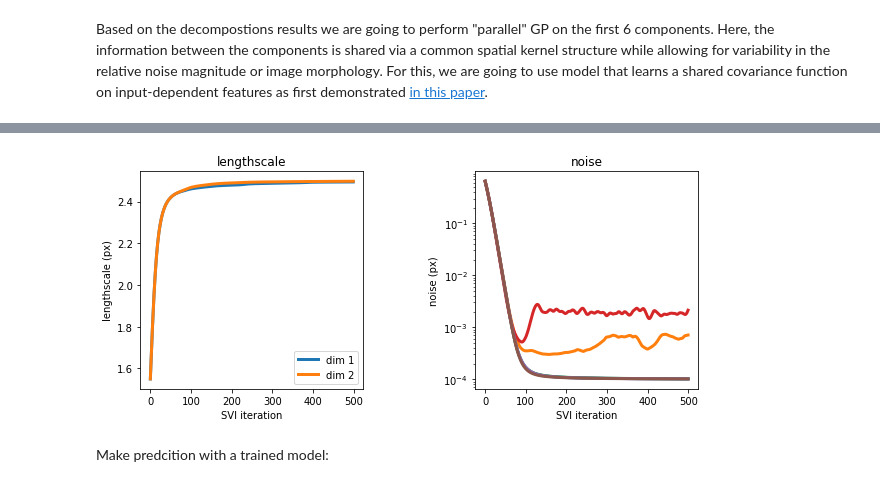
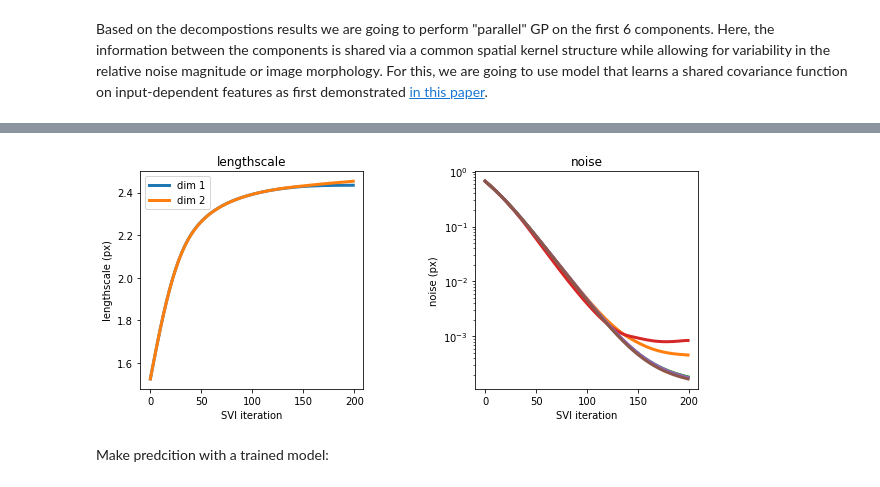
Before and after one commit to ziatdinovmax/GPim, a Jupyter notebook: examples/notebooks/GP_EELS.ipynb, the cells around one changed output, grey strips where cells are left out. Cells and saved outputs as stored; diff of their text form; code cells hidden in the pictures.

```diff
--- a/examples/notebooks/GP_EELS.ipynb
+++ b/examples/notebooks/GP_EELS.ipynb
@@ -121,8 +121,8 @@ Xtest = gpim.utils.get_full_grid(Z[...,0], dense_x=(1/grid_density)) # grid for
 # Train "parallel" GP:
 vrec = gpim.vreconstructor(X, Z, Xtest, kernel='Matern52',
                            lengthscale=[0.5, 2.5], isotropic=False,
-                           learning_rate=0.1, use_gpu=True,
-                           iterations=500, verbose=2)
+                           learning_rate=0.05, use_gpu=True,
+                           iterations=200, verbose=2)
 
 vrec.train()
 
@@ -148,4 +148,4 @@ Final parameter values:
-[figure, old version]
+[figure, new version]
 # %% [markdown]
 Make predcition with a trained model:
 # %%
```
Also changed, not shown: parts of 2 cells of this notebook.
